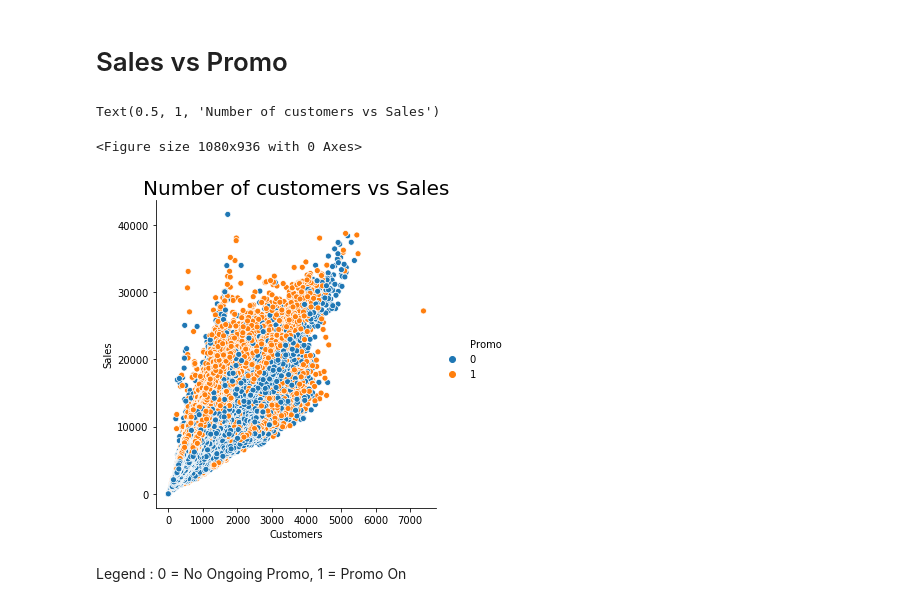
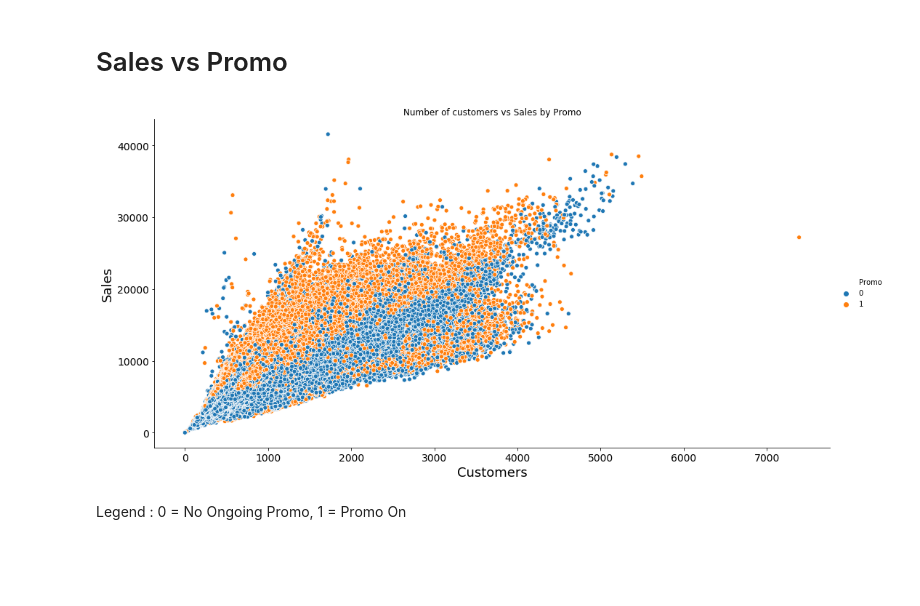
Before and after one commit to Theehawau/Sales-Prediction, a Jupyter notebook: notebooks/Exploratory-Analysis.ipynb, the cells around one changed output. Drawn from its saved outputs; the diff is of its cells as text; code cells hidden in the pictures; blank space fills up the shorter version.

```diff
--- a/notebooks/Exploratory-Analysis.ipynb
+++ b/notebooks/Exploratory-Analysis.ipynb
@@ -314,15 +326,10 @@ Legend:
 Store Type B has more sales and Customers during holidays
 # %% [markdown]
 # Sales vs Promo
-# %%
-plt.figure(figsize=(15, 13))
-sns.relplot(x="Customers", y="Sales", hue="Promo",\
-            data=db);
-plt.title('Number of customers vs Sales', size=20)
-# %% [output]
-Text(0.5, 1, 'Number of customers vs Sales')
-<Figure size 1080x936 with 0 Axes>
-[figure, removed]
+# %%
+scatter_plot('Customers','Sales',db,'Number of customers vs Sales by Promo','Promo')
+# %% [output]
+[figure, added]
 # %% [markdown]
 Legend : 0 = No Ongoing Promo,
     1 = Promo On
```
Also changed, not shown: parts of 13 cells of this notebook, 3 other files.
